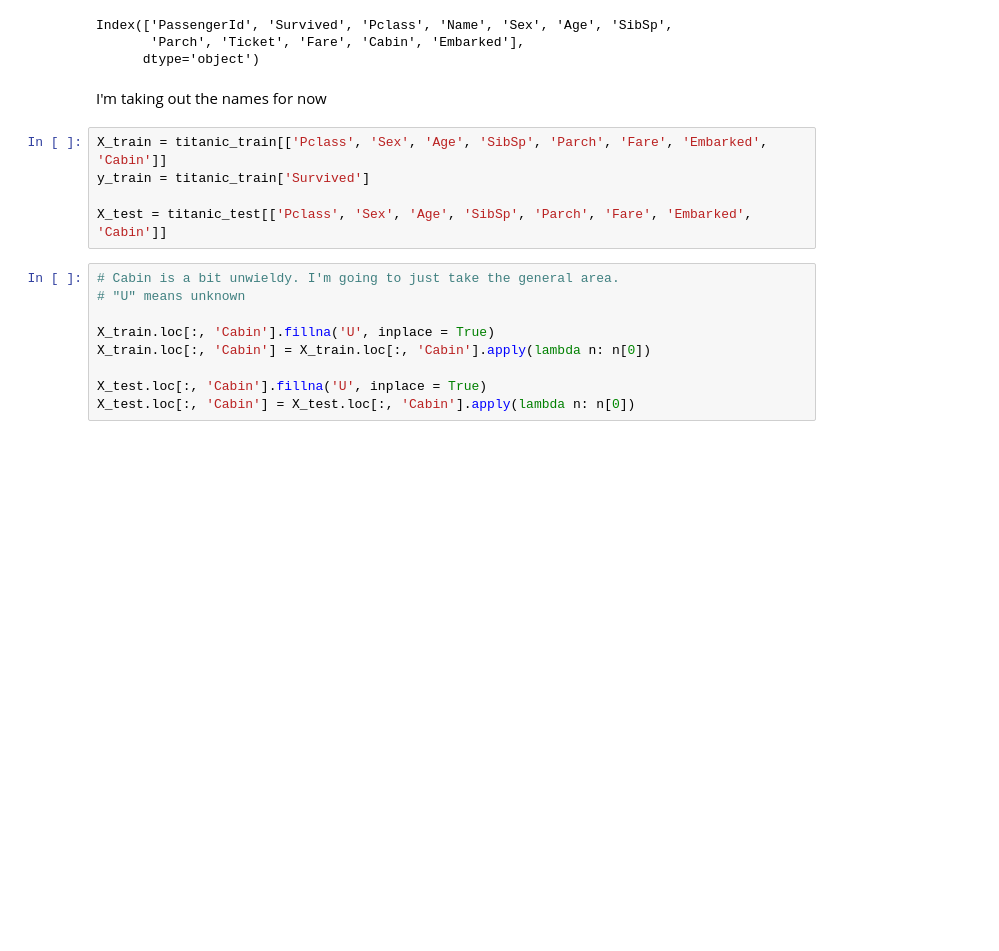
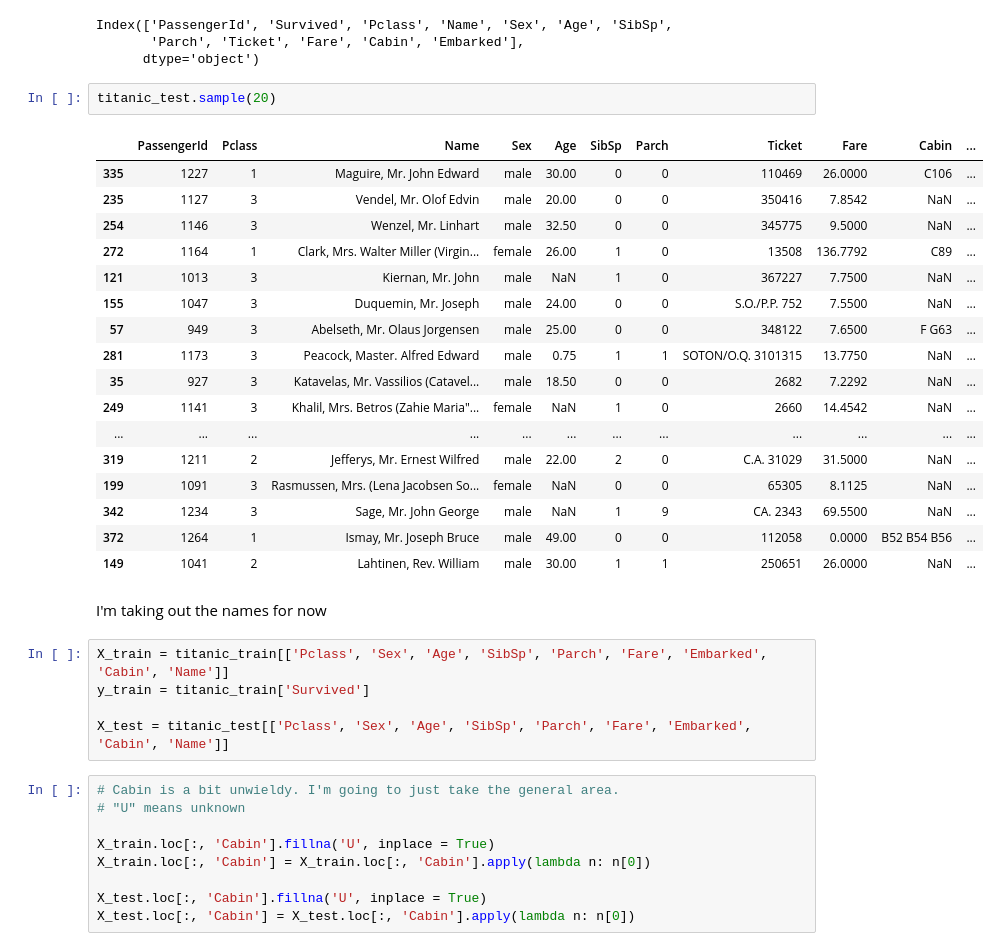
Before and after one commit to alei76/titanic-exploration, a Jupyter notebook: src/titanic.ipynb, the cells around one changed output. Drawn from its saved outputs; the diff is of its cells as text; blank space fills up the shorter version.

```diff
--- a/src/titanic.ipynb
+++ b/src/titanic.ipynb
@@ -24,13 +27,33 @@ titanic_train.columns
 Index(['PassengerId', 'Survived', 'Pclass', 'Name', 'Sex', 'Age', 'SibSp',
        'Parch', 'Ticket', 'Fare', 'Cabin', 'Embarked'],
       dtype='object')
+# %%
+titanic_test.sample(20)
+# %% [output]
+|  | PassengerId | Pclass | Name | Sex | Age | SibSp | Parch | Ticket | Fare | Cabin | ... |
+| 335 | 1227 | 1 | Maguire, Mr. John Edward | male | 30.00 | 0 | 0 | 110469 | 26.0000 | C106 | ... |
+| 235 | 1127 | 3 | Vendel, Mr. Olof Edvin | male | 20.00 | 0 | 0 | 350416 | 7.8542 | NaN | ... |
+| 254 | 1146 | 3 | Wenzel, Mr. Linhart | male | 32.50 | 0 | 0 | 345775 | 9.5000 | NaN | ... |
+| 272 | 1164 | 1 | Clark, Mrs. Walter Miller (Virgin... | female | 26.00 | 1 | 0 | 13508 | 136.7792 | C89 | ... |
+| 121 | 1013 | 3 | Kiernan, Mr. John | male | NaN | 1 | 0 | 367227 | 7.7500 | NaN | ... |
+| 155 | 1047 | 3 | Duquemin, Mr. Joseph | male | 24.00 | 0 | 0 | S.O./P.P. 752 | 7.5500 | NaN | ... |
+| 57 | 949 | 3 | Abelseth, Mr. Olaus Jorgensen | male | 25.00 | 0 | 0 | 348122 | 7.6500 | F G63 | ... |
+| 281 | 1173 | 3 | Peacock, Master. Alfred Edward | male | 0.75 | 1 | 1 | SOTON/O.Q. 3101315 | 13.7750 | NaN | ... |
+| 35 | 927 | 3 | Katavelas, Mr. Vassilios (Catavel... | male | 18.50 | 0 | 0 | 2682 | 7.2292 | NaN | ... |
+| 249 | 1141 | 3 | Khalil, Mrs. Betros (Zahie Maria"... | female | NaN | 1 | 0 | 2660 | 14.4542 | NaN | ... |
+| ... | ... | ... | ... | ... | ... | ... | ... | ... | ... | ... | ... |
+| 319 | 1211 | 2 | Jefferys, Mr. Ernest Wilfred | male | 22.00 | 2 | 0 | C.A. 31029 | 31.5000 | NaN | ... |
+| 199 | 1091 | 3 | Rasmussen, Mrs. (Lena Jacobsen So... | female | NaN | 0 | 0 | 65305 | 8.1125 | NaN | ... |
+| 342 | 1234 | 3 | Sage, Mr. John George | male | NaN | 1 | 9 | CA. 2343 | 69.5500 | NaN | ... |
+| 372 | 1264 | 1 | Ismay, Mr. Joseph Bruce | male | 49.00 | 0 | 0 | 112058 | 0.0000 | B52 B54 B56 | ... |
+| 149 | 1041 | 2 | Lahtinen, Rev. William | male | 30.00 | 1 | 1 | 250651 | 26.0000 | NaN | ... |
 # %% [markdown]
 I'm taking out the names for now
 # %%
-X_train = titanic_train[['Pclass', 'Sex', 'Age', 'SibSp', 'Parch', 'Fare', 'Embarked', 'Cabin']]
+X_train = titanic_train[['Pclass', 'Sex', 'Age', 'SibSp', 'Parch', 'Fare', 'Embarked', 'Cabin', 'Name']]
 y_train = titanic_train['Survived']
 
-X_test = titanic_test[['Pclass', 'Sex', 'Age', 'SibSp', 'Parch', 'Fare', 'Embarked', 'Cabin']]
+X_test = titanic_test[['Pclass', 'Sex', 'Age', 'SibSp', 'Parch', 'Fare', 'Embarked', 'Cabin', 'Name']]
 # %%
 # Cabin is a bit unwieldy. I'm going to just take the general area.
 # "U" means unknown
```
Also changed, not shown: parts of 24 cells of this notebook, 1 other file.
